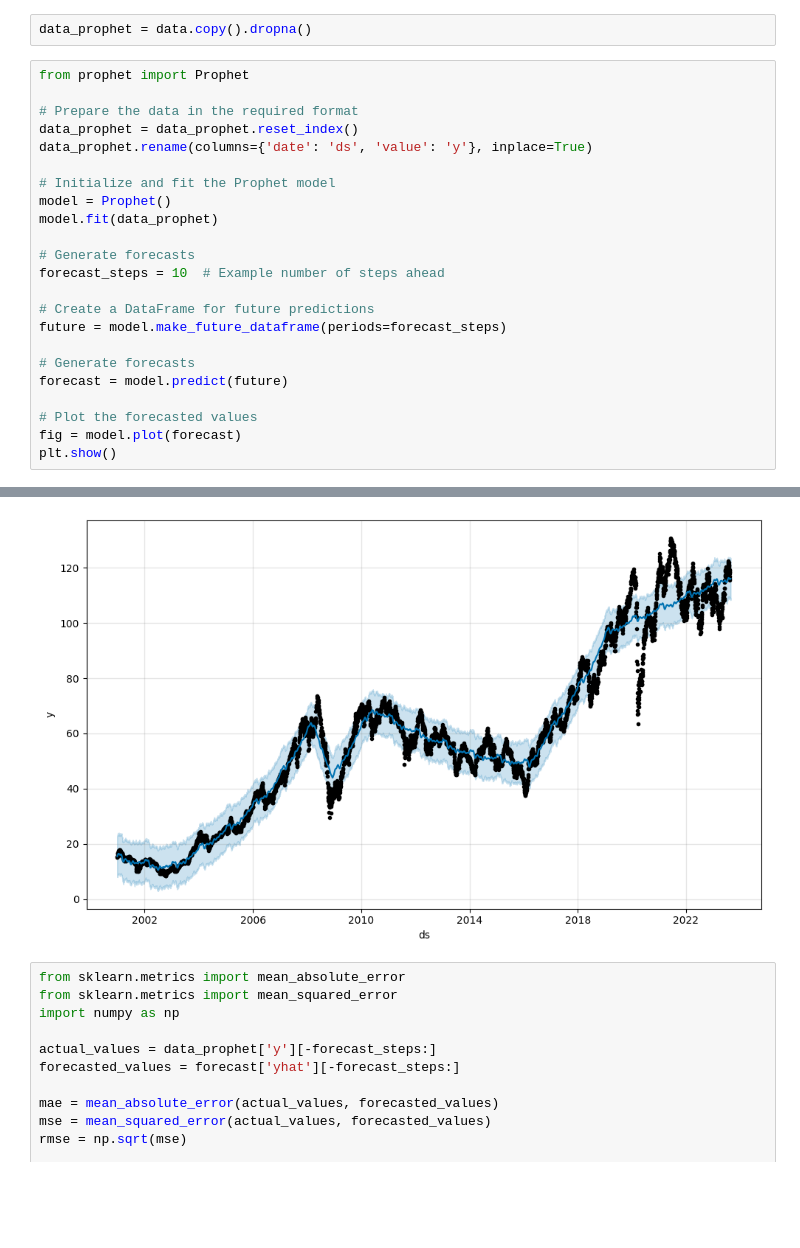
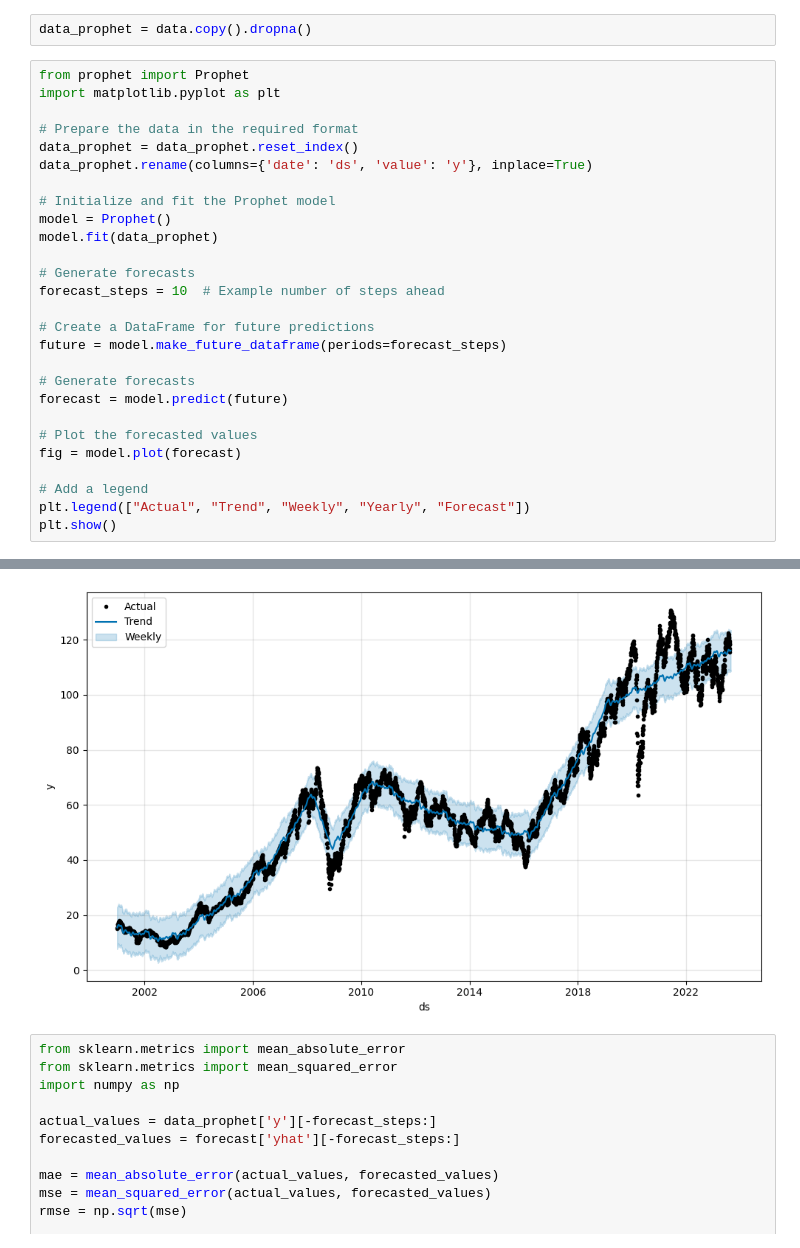
Before and after one commit to IgorNascAlves/Tech_Challenge_Fase02, a Jupyter notebook: notebooks/teste_modelos.ipynb, the cells around one changed output, grey strips where cells are left out. Saved outputs shown, nothing was run; the diff lists cells and outputs as text; blank space fills up the shorter version.

```diff
--- a/notebooks/teste_modelos.ipynb
+++ b/notebooks/teste_modelos.ipynb
@@ -201,6 +201,7 @@ O modelo não atingiu a acurácia desejada. A acurácia é de 20.00%.
 data_prophet = data.copy().dropna()
 # %%
 from prophet import Prophet
+import matplotlib.pyplot as plt
 
 # Prepare the data in the required format
 data_prophet = data_prophet.reset_index()
@@ -221,5 +222,8 @@ forecast = model.predict(future)
 
 # Plot the forecasted values
 fig = model.plot(forecast)
+
+# Add a legend
+plt.legend(["Actual", "Trend", "Weekly", "Yearly", "Forecast"])
 plt.show()
 # %% [output]
@@ -228,4 +232,4 @@ plt.show()
-[figure, old version]
+[figure, new version]
 # %%
 from sklearn.metrics import mean_absolute_error
 from sklearn.metrics import mean_squared_error
```
Also changed, not shown: parts of 2 cells of this notebook, 3 other files.
